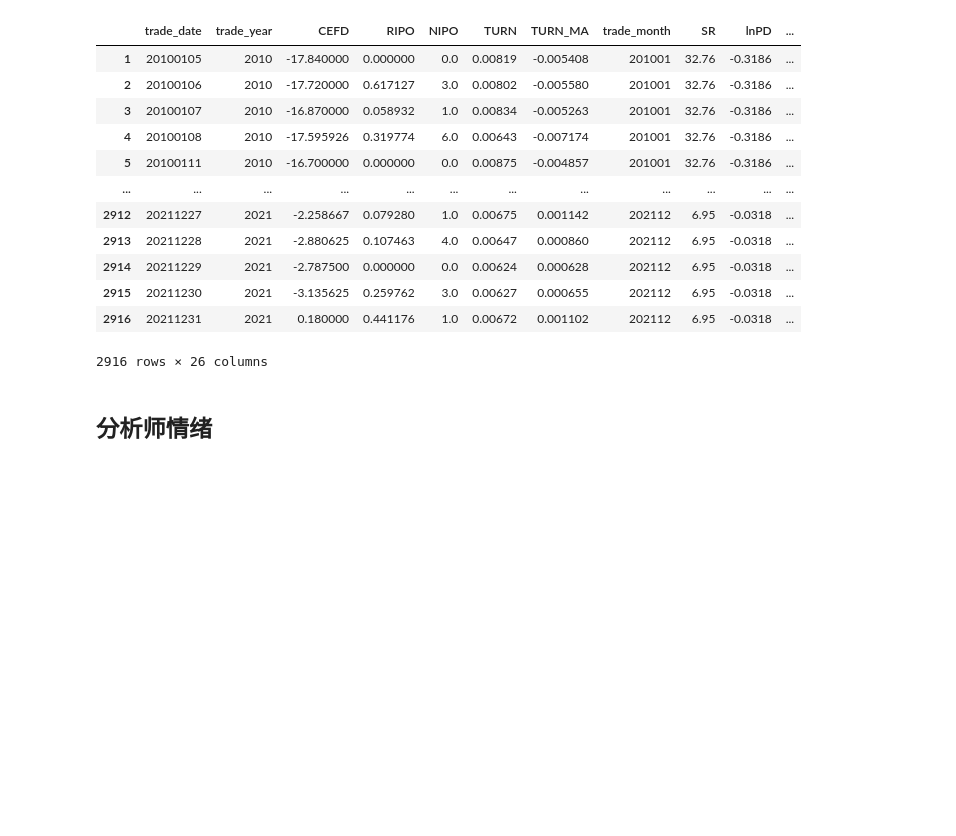
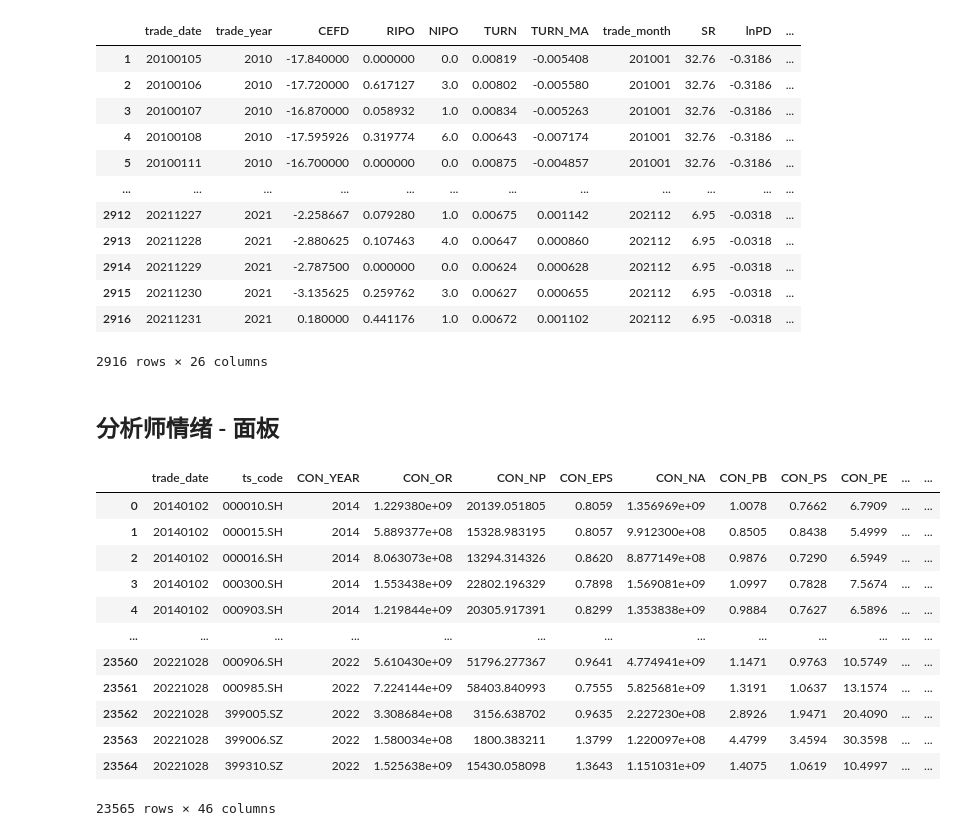
Before and after one commit to Colin-Bao/Investor-Sentiment, a Jupyter notebook: notebooks/IS-Data.ipynb, the cells around one changed output. Drawn from its saved outputs; the diff is of its cells as text; code cells hidden in the pictures; blank space fills up the shorter version.

```diff
--- a/notebooks/IS-Data.ipynb
+++ b/notebooks/IS-Data.ipynb
@@ -29,4 +29,20 @@ df_finmarket
 | 2916 | 20211231 | 2021 | 0.180000 | 0.441176 | 1.0 | 0.00672 | 0.001102 | 202112 | 6.95 | -0.0318 | ... |
 2916 rows × 26 columns
 # %% [markdown]
-## 分析师情绪
+## 分析师情绪 - 面板
+# %%
+pd.read_parquet('/home/ubuntu/notebooks/DataSets/investor_sentiment/ANALYST_SENT_STATA_2014_2021.parquet')
+# %% [output]
+|  | trade_date | ts_code | CON_YEAR | CON_OR | CON_NP | CON_EPS | CON_NA | CON_PB | CON_PS | CON_PE | ... | ... |
+| 0 | 20140102 | 000010.SH | 2014 | 1.229380e+09 | 20139.051805 | 0.8059 | 1.356969e+09 | 1.0078 | 0.7662 | 6.7909 | ... | ... |
+| 1 | 20140102 | 000015.SH | 2014 | 5.889377e+08 | 15328.983195 | 0.8057 | 9.912300e+08 | 0.8505 | 0.8438 | 5.4999 | ... | ... |
+| 2 | 20140102 | 000016.SH | 2014 | 8.063073e+08 | 13294.314326 | 0.8620 | 8.877149e+08 | 0.9876 | 0.7290 | 6.5949 | ... | ... |
+| 3 | 20140102 | 000300.SH | 2014 | 1.553438e+09 | 22802.196329 | 0.7898 | 1.569081e+09 | 1.0997 | 0.7828 | 7.5674 | ... | ... |
+| 4 | 20140102 | 000903.SH | 2014 | 1.219844e+09 | 20305.917391 | 0.8299 | 1.353838e+09 | 0.9884 | 0.7627 | 6.5896 | ... | ... |
+| ... | ... | ... | ... | ... | ... | ... | ... | ... | ... | ... | ... | ... |
+| 23560 | 20221028 | 000906.SH | 2022 | 5.610430e+09 | 51796.277367 | 0.9641 | 4.774941e+09 | 1.1471 | 0.9763 | 10.5749 | ... | ... |
+| 23561 | 20221028 | 000985.SH | 2022 | 7.224144e+09 | 58403.840993 | 0.7555 | 5.825681e+09 | 1.3191 | 1.0637 | 13.1574 | ... | ... |
+| 23562 | 20221028 | 399005.SZ | 2022 | 3.308684e+08 | 3156.638702 | 0.9635 | 2.227230e+08 | 2.8926 | 1.9471 | 20.4090 | ... | ... |
+| 23563 | 20221028 | 399006.SZ | 2022 | 1.580034e+08 | 1800.383211 | 1.3799 | 1.220097e+08 | 4.4799 | 3.4594 | 30.3598 | ... | ... |
+| 23564 | 20221028 | 399310.SZ | 2022 | 1.525638e+09 | 15430.058098 | 1.3643 | 1.151031e+09 | 1.4075 | 1.0619 | 10.4997 | ... | ... |
+23565 rows × 46 columns
```
Also changed, not shown: 3 other files.
